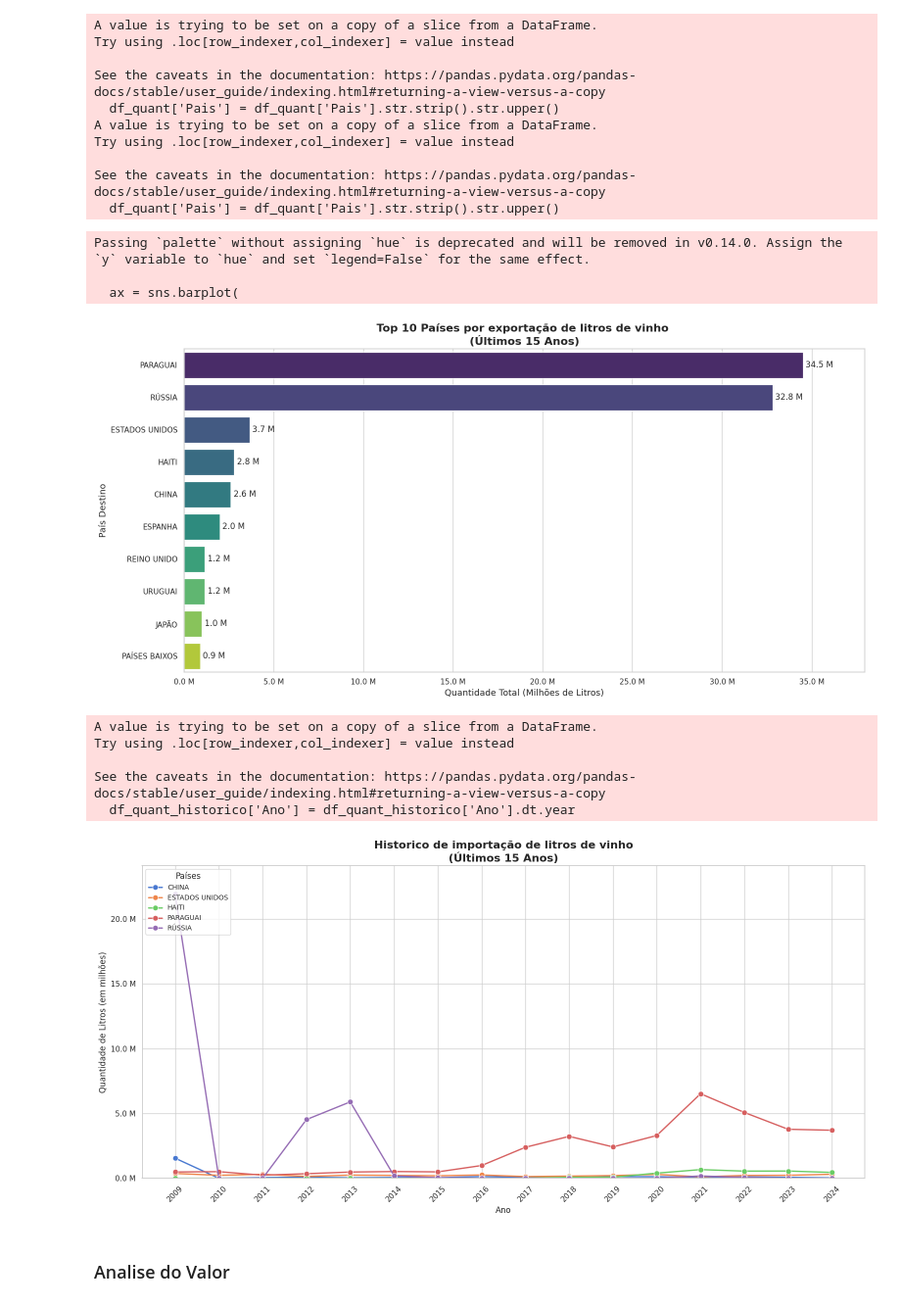
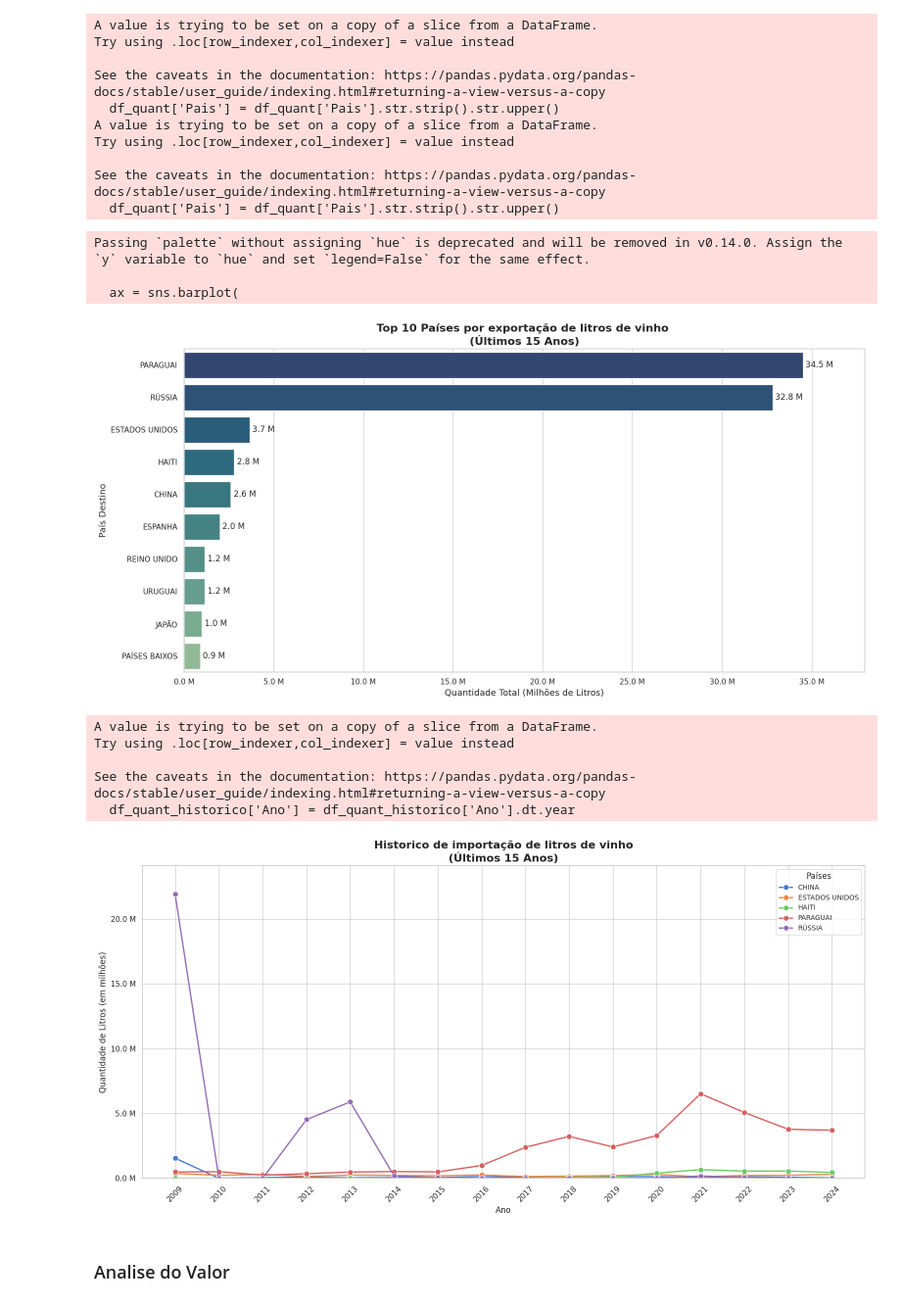
Before and after one commit to Maradonas/FIAP-TECH-CHALLENGER-1, a Jupyter notebook: Exportacao.ipynb, the cells around one changed output. Shown at 98% size. Cells and saved outputs as stored; diff of their text form; code cells hidden in the pictures.

```diff
--- a/Exportacao.ipynb
+++ b/Exportacao.ipynb
@@ -108,7 +108,7 @@ ax = sns.barplot(
     data=df_plot,
     y='Pais',
     x='Quantidade_milhoes',
-    palette='viridis',
+    palette='crest_r',
     dodge=False
 )
 
@@ -133,7 +133,7 @@ plt.show()
 Passing `palette` without assigning `hue` is deprecated and will be removed in v0.14.0. Assign the `y` variable to `hue` and set `legend=False` for the same effect.
 
   ax = sns.barplot(
-[figure, old version]
+[figure, new version]
 # %%
 df_quant_historico['Ano'] = df_quant_historico['Ano'].dt.year
 # %% [output]
@@ -159,35 +159,35 @@ ax = sns.lineplot(data=df_quant_historico,
                   y='Quantidade_litros',
                   hue='Pais',
                   palette='muted',
                   lw=2,
                   marker='o'
                   ,markersize=8)
 
 # Garantir todos os anos no eixo X e rotacionar
 anos = sorted(df_quant_historico['Ano'].unique())
 ax.set_xticks(anos)
 ax.set_xticklabels(anos, rotation=45)
 
 # Melhorando o título e rótulos
 plt.title('Historico de importação de litros de vinho\n(Últimos 15 Anos)', fontsize=16, fontweight='bold')  # Título em negrito e maior
 
 plt.xlabel('Ano', fontsize=12)
 plt.ylabel('Quantidade de Litros (em milhões)', fontsize=12)
 
 # Ajustando a legenda
-plt.legend(title='Países', loc='upper left', fontsize=10)
+plt.legend(title='Países', loc='upper right', fontsize=10)
 
 # Formatando o eixo Y em milhões
 ax.yaxis.set_major_formatter(mtick.FuncFormatter(lambda x, _: f'{x / 1e6:.1f} M'))
 
 # Ajustando os limites do eixo Y
 plt.ylim(0, df_quant_historico['Quantidade_litros'].max() * 1.1)  # Deixando um espaço extra no topo
 
 # Exibindo o gráfico
 plt.tight_layout()
 plt.show()
 # %% [output]
-[figure, old version]
+[figure, new version]
 # %% [markdown]
 ### Analise do Valor
 # %%
```
Also changed, not shown: parts of 3 cells of this notebook.
